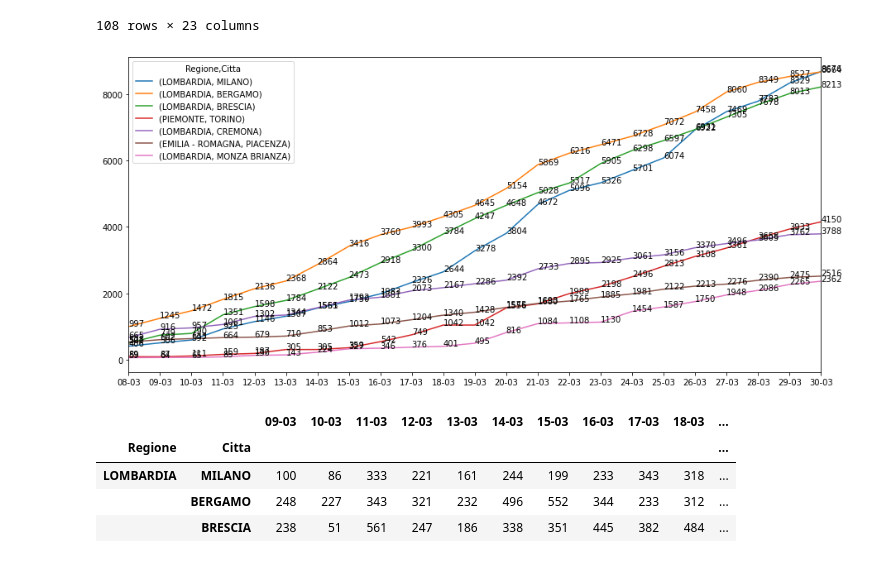
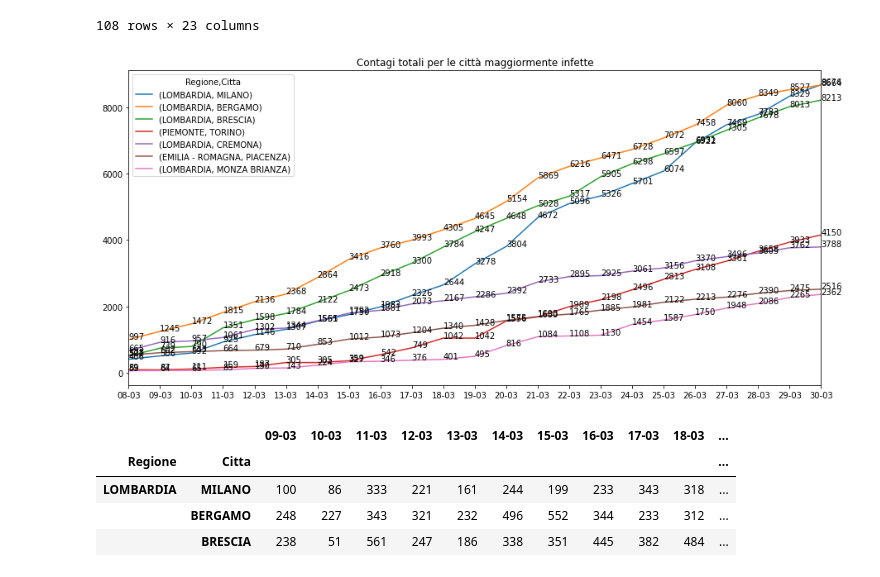
Before and after one commit to baraldian/analyzing-covid-infections-italy, a Jupyter notebook: Andamento COVID.ipynb, the cells around one changed output. Cells and saved outputs as stored; diff of their text form; code cells hidden in the pictures.

```diff
--- a/Andamento COVID.ipynb
+++ b/Andamento COVID.ipynb
@@ -39,9 +39,9 @@ import matplotlib.pyplot as plt
 import seaborn as sns
 % matplotlib inline
 
-def plot_annotate(df, xdelta=0, ydelta=10, figsize=(15, 7)):
+def plot_annotate(df, title='', xdelta=0, ydelta=10, figsize=(15, 7)):
 
-  ax = df.T.plot(figsize=figsize)
+  ax = df.T.plot(figsize=figsize, title=title)
   ax.set_xticks(ticks=np.arange(0, len(df.columns), step=1))
   ax.set_xticklabels(list(df.columns))
 
@@ -52,9 +52,9 @@ def plot_annotate(df, xdelta=0, ydelta=10, figsize=(15, 7)):
 # %%
 sorted_by_infections = rilevazioni.loc[rilevazioni.sort_values(by=[rilevazioni.columns[-1]],ascending=False).index]
 # %%
-_ = plot_annotate(sorted_by_infections.head(7))
+_ = plot_annotate(sorted_by_infections.head(7),'Contagi totali per le città maggiormente infette')
 # %% [output]
-[figure, old version]
+[figure, new version]
 # %%
 crescita = pd.DataFrame(index=sorted_by_infections.index)
 # %%
```
Also changed, not shown: parts of 9 cells of this notebook, 1 other file.
